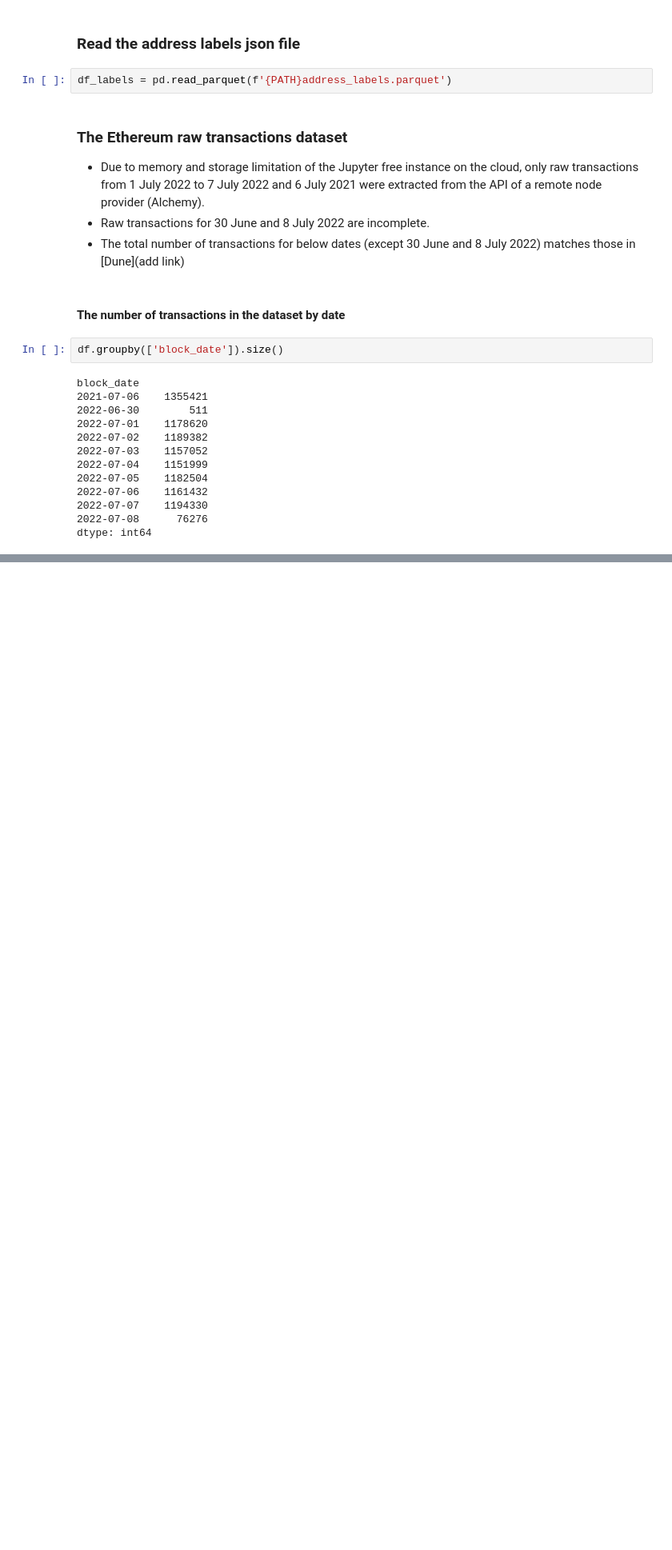
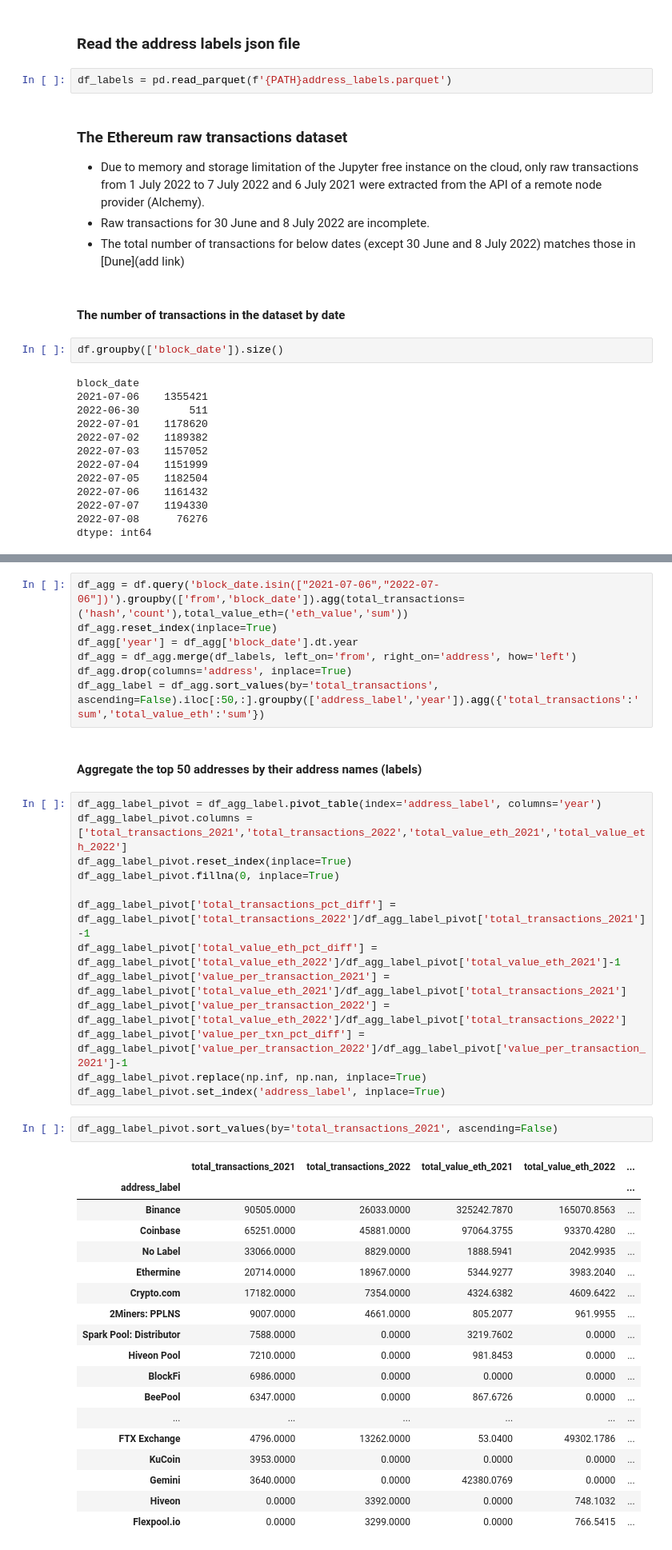
Before and after one commit to InterUniverse/blockchain, a Jupyter notebook: ethereum/nbs/ethereum_eda.ipynb, the cells around one changed output, grey strips where cells are left out. Shown at 80% size. Cells and saved outputs as stored; diff of their text form; blank space fills up the shorter version.

```diff
--- a/ethereum/nbs/ethereum_eda.ipynb
+++ b/ethereum/nbs/ethereum_eda.ipynb
@@ -172,0 +148,43 @@ df_agg_2021_label.sort_values(by='total_transactions', ascending=False)
+# %%
+df_agg = df.query('block_date.isin(["2021-07-06","2022-07-06"])').groupby(['from','block_date']).agg(total_transactions=('hash','count'),total_value_eth=('eth_value','sum'))
+df_agg.reset_index(inplace=True)
+df_agg['year'] = df_agg['block_date'].dt.year
+df_agg = df_agg.merge(df_labels, left_on='from', right_on='address', how='left')
+df_agg.drop(columns='address', inplace=True)
+df_agg_label = df_agg.sort_values(by='total_transactions', ascending=False).iloc[:50,:].groupby(['address_label','year']).agg({'total_transactions':'sum','total_value_eth':'sum'})
+# %% [markdown]
+#### Aggregate the top 50 addresses by their address names (labels)
+# %%
+df_agg_label_pivot = df_agg_label.pivot_table(index='address_label', columns='year')
+df_agg_label_pivot.columns = ['total_transactions_2021','total_transactions_2022','total_value_eth_2021','total_value_eth_2022']
+df_agg_label_pivot.reset_index(inplace=True)
+df_agg_label_pivot.fillna(0, inplace=True)
+
+df_agg_label_pivot['total_transactions_pct_diff'] = df_agg_label_pivot['total_transactions_2022']/df_agg_label_pivot['total_transactions_2021']-1
+df_agg_label_pivot['total_value_eth_pct_diff'] = df_agg_label_pivot['total_value_eth_2022']/df_agg_label_pivot['total_value_eth_2021']-1
+df_agg_label_pivot['value_per_transaction_2021'] = df_agg_label_pivot['total_value_eth_2021']/df_agg_label_pivot['total_transactions_2021']
+df_agg_label_pivot['value_per_transaction_2022'] = df_agg_label_pivot['total_value_eth_2022']/df_agg_label_pivot['total_transactions_2022']
+df_agg_label_pivot['value_per_txn_pct_diff'] = df_agg_label_pivot['value_per_transaction_2022']/df_agg_label_pivot['value_per_transaction_2021']-1
+df_agg_label_pivot.replace(np.inf, np.nan, inplace=True)
+df_agg_label_pivot.set_index('address_label', inplace=True)
+# %%
+df_agg_label_pivot.sort_values(by='total_transactions_2021', ascending=False)
+# %% [output]
+|  | total_transactions_2021 | total_transactions_2022 | total_value_eth_2021 | total_value_eth_2022 | ... |
+| address_label |  |  |  |  | ... |
+| Binance | 90505.0000 | 26033.0000 | 325242.7870 | 165070.8563 | ... |
+| Coinbase | 65251.0000 | 45881.0000 | 97064.3755 | 93370.4280 | ... |
+| No Label | 33066.0000 | 8829.0000 | 1888.5941 | 2042.9935 | ... |
+| Ethermine | 20714.0000 | 18967.0000 | 5344.9277 | 3983.2040 | ... |
+| Crypto.com | 17182.0000 | 7354.0000 | 4324.6382 | 4609.6422 | ... |
+| 2Miners: PPLNS | 9007.0000 | 4661.0000 | 805.2077 | 961.9955 | ... |
+| Spark Pool: Distributor | 7588.0000 | 0.0000 | 3219.7602 | 0.0000 | ... |
+| Hiveon Pool | 7210.0000 | 0.0000 | 981.8453 | 0.0000 | ... |
+| BlockFi | 6986.0000 | 0.0000 | 0.0000 | 0.0000 | ... |
+| BeePool | 6347.0000 | 0.0000 | 867.6726 | 0.0000 | ... |
+| ... | ... | ... | ... | ... | ... |
+| FTX Exchange | 4796.0000 | 13262.0000 | 53.0400 | 49302.1786 | ... |
+| KuCoin | 3953.0000 | 0.0000 | 0.0000 | 0.0000 | ... |
+| Gemini | 3640.0000 | 0.0000 | 42380.0769 | 0.0000 | ... |
+| Hiveon | 0.0000 | 3392.0000 | 0.0000 | 748.1032 | ... |
+| Flexpool.io | 0.0000 | 3299.0000 | 0.0000 | 766.5415 | ... |
```
Also changed, not shown: parts of 25 cells of this notebook, 1 other file.
